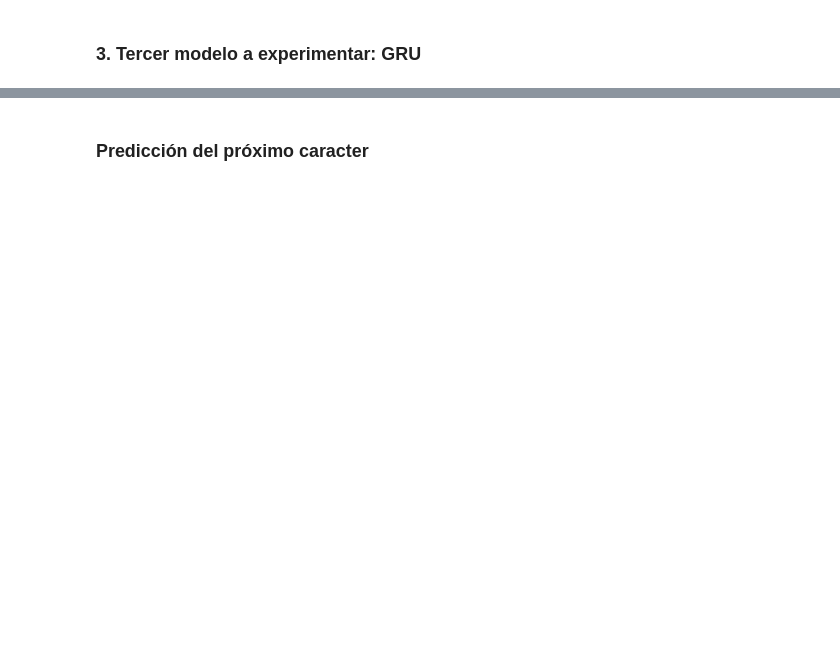
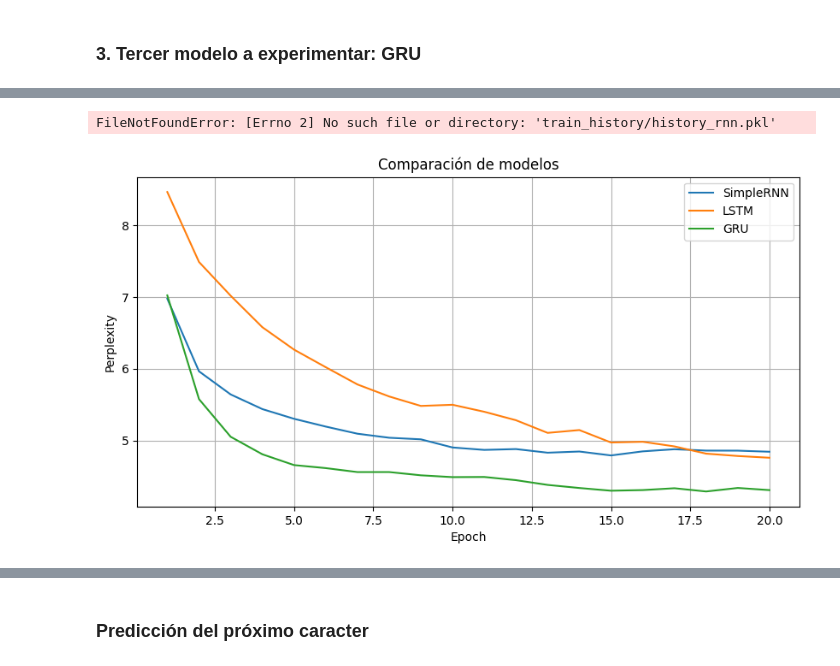
Before and after one commit to AlexCure/PLN-Desafio3, a Jupyter notebook: Desafio_3.ipynb, the cells around one changed output, grey strips where cells are left out. Drawn from its saved outputs; the diff is of its cells as text; code cells hidden in the pictures; blank space fills up the shorter version.

Commit message:
Finalizado el entrenamiento de los modelos

```diff
--- a/Desafio_3.ipynb
+++ b/Desafio_3.ipynb
@@ -291,12 +370,31 @@ model.fit(
+# %%
+# Desde el Repositorio de GitHub
+with open("train_history/history_rnn.pkl", "rb") as f:
+    history_ppl_rnn = pickle.load(f)
+
+with open("train_history/history_lstm.pkl", "rb") as f:
+    history_ppl_lstm = pickle.load(f)
+
+with open("train_history/history_gru.pkl", "rb") as f:
+    history_ppl_gru = pickle.load(f)
+# %% [output]
+FileNotFoundError: [Errno 2] No such file or directory: 'train_history/history_rnn.pkl'
 # %%
 import seaborn as sns
 import matplotlib.pyplot as plt
 
-sns.lineplot(x=range(len(history_ppl_rnn)), y=history_ppl_rnn, label="RNN")
-sns.lineplot(x=range(len(history_ppl_lstm)), y=history_ppl_lstm, label="LSTM")
-sns.lineplot(x=range(len(history_ppl_gru)), y=history_ppl_gru, label="GRU")
+plt.figure(figsize=(10,5))
+
+sns.lineplot(x=range(1, len(history_ppl_rnn)+1), y=history_ppl_rnn, label="SimpleRNN")
+sns.lineplot(x=range(1, len(history_ppl_lstm)+1), y=history_ppl_lstm, label="LSTM")
+sns.lineplot(x=range(1, len(history_ppl_gru)+1), y=history_ppl_gru, label="GRU")
 
 plt.xlabel("Epoch")
 plt.ylabel("Perplexity")
+plt.title("Comparación de modelos")
 plt.legend()
+plt.grid()
+
 plt.show()
+# %% [output]
+[figure, added]
```
Also changed, not shown: parts of 21 cells of this notebook, 6 other files.
